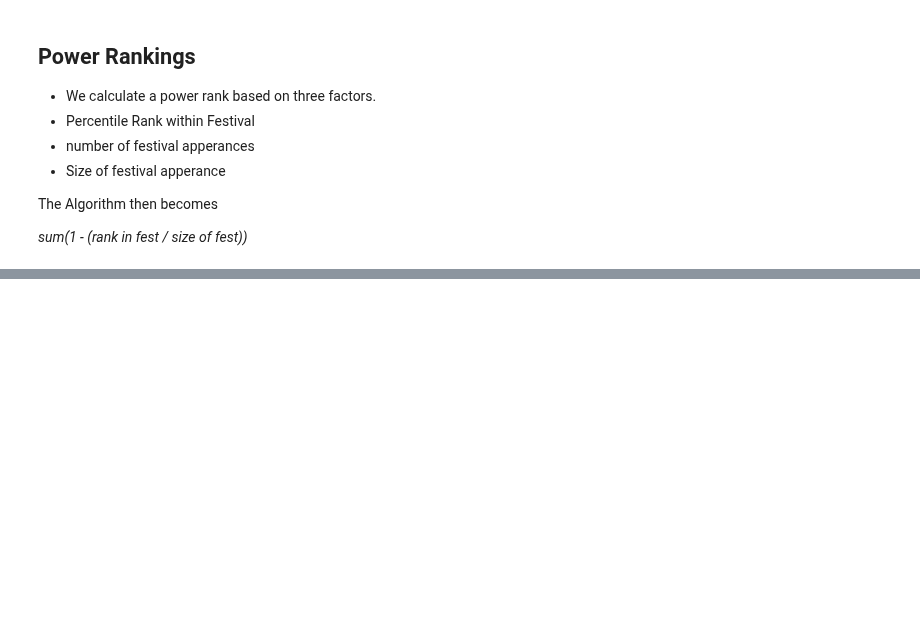
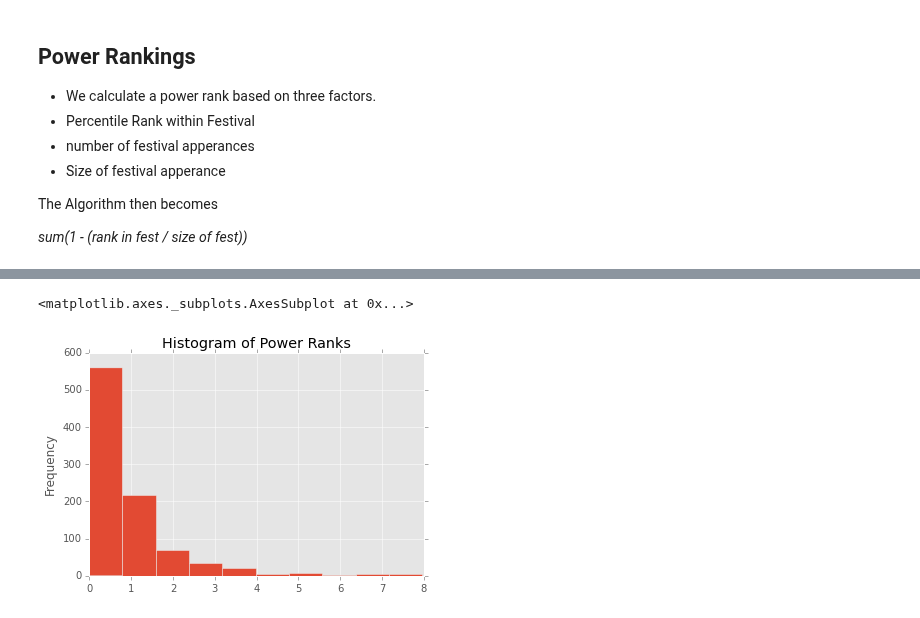
Before and after one commit to hunterowens/hunterowens.github.io, a Jupyter notebook: notebooks/new_power_ranks.ipynb, the cells around one changed output, grey strips where cells are left out. Saved outputs shown, nothing was run; the diff lists cells and outputs as text; code cells hidden in the pictures; blank space fills up the shorter version.

Commit message:
power ranks

```diff
--- a/notebooks/new_power_ranks.ipynb
+++ b/notebooks/new_power_ranks.ipynb
@@ -11,7 +11,7 @@ Things We should look at
 - are there other interesting patterns that indicate "behind the scenes" factors, such as shared booking/promoters, etc.?
 - if you made a "consensus" festival for 2016, what would it look like? (would be great to design a fake poster for this)
 # %%
-df = pd.read_csv('/Users/hunterowens/Downloads/Festivals - 2016.csv')
+df = pd.read_csv('/Users/hunterowens/Downloads/Festivals - 2016 (1).csv')
 # %%
 df.drop([0,1,2], inplace=True)
 df.drop(['AVG RANK','# OF FESTS', 'PWR RANKING', 'Unnamed: 4',
@@ -119,12 +119,8 @@ def calculate_power_rank(artist):
     artist_series = df.ix[artist]
     power_rank = 0
     for fest_tuple in artist_series.iteritems():
-        if fest_tuple[1] == 'nan':
-            # Artist isn't in Fest
-            continue
-        else:
+        if not pd.isnull(fest_tuple[1]):
             fest_count = df[fest_tuple[0]].count()
-            #
-        artist_rank = fest_tuple[1]
-            #power_rank += 1.0 - (float(artist_rank) / float(fest_count))
+            artist_rank = fest_tuple[1]
+            power_rank += 1.0 - (float(artist_rank) / float(fest_count))
     return power_rank
@@ -136,5 +128,5 @@ nan
 power_ranks = {}
 for artist in df.index:
     power_ranks[artist] = calculate_power_rank(artist)
-
-pd.DataFrame.from_dict(power_ranks, orient='index')
+power_rank_df = pd.DataFrame.from_dict(power_ranks, orient='index')
+power_rank_df = power_rank_df.rename(columns={0: "Artist"})
@@ -176,0 +133,5 @@ pd.DataFrame.from_dict(power_ranks, orient='index')
+# %%
+power_rank_df['Artist'].sort_values().plot(kind='hist', title="Histogram of Power Ranks")
+# %% [output]
+<matplotlib.axes._subplots.AxesSubplot at 0x...>
+[figure, added]
```
Also changed, not shown: parts of 6 cells of this notebook.
